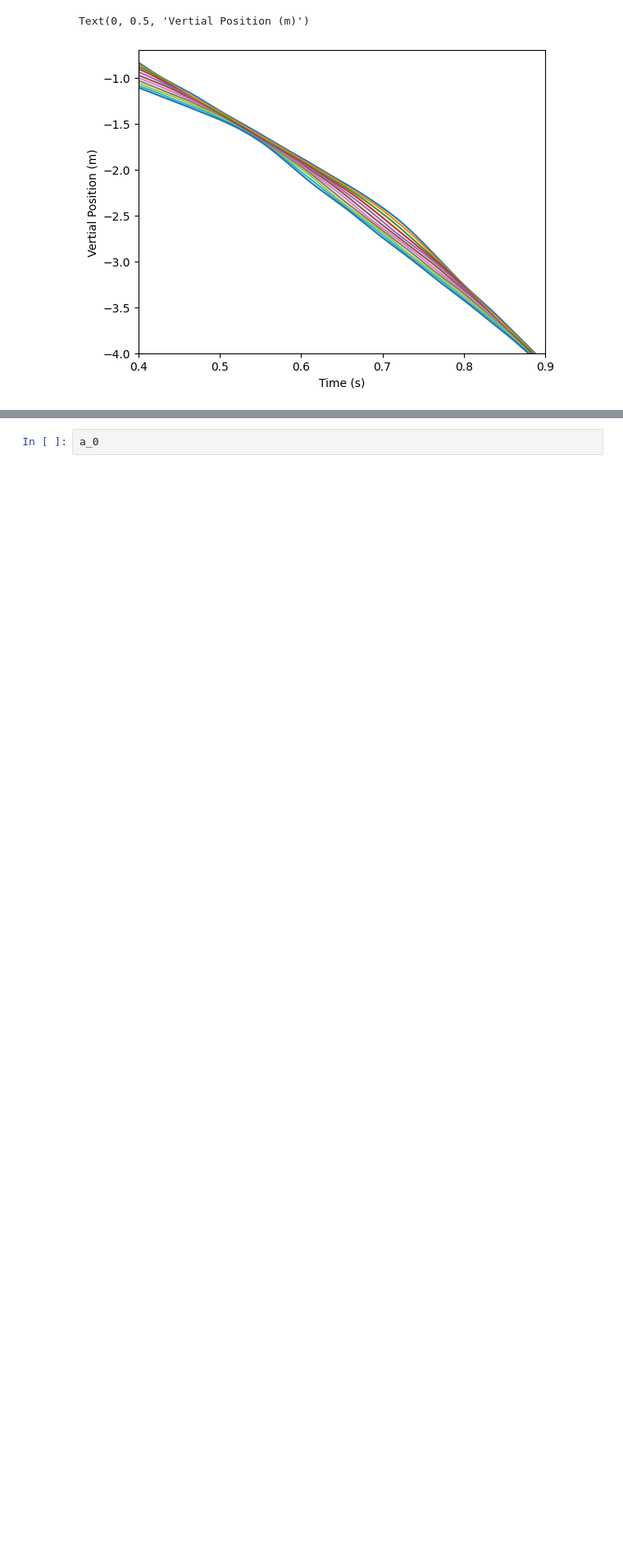
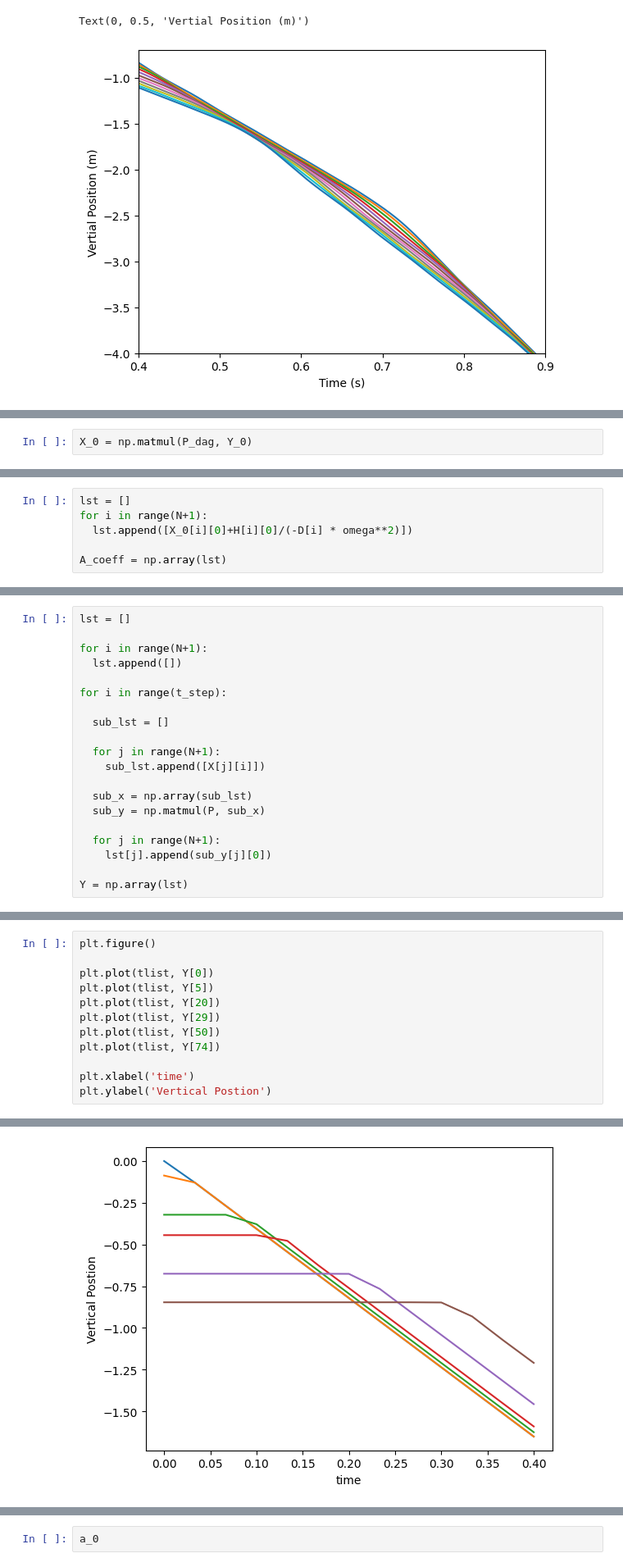
Before and after one commit to BrainConnection/Small_Project, a Jupyter notebook: Slinky Project.ipynb, the cells around one changed output, grey strips where cells are left out. Shown at 82% size. Saved outputs shown, nothing was run; the diff lists cells and outputs as text; blank space fills up the shorter version.

```diff
--- a/Slinky Project.ipynb
+++ b/Slinky Project.ipynb
@@ -404,0 +503,2 @@ Text(0, 0.5, 'Vertial Position (m)')
+# %%
+X_0 = np.matmul(P_dag, Y_0)
@@ -404,0 +521,6 @@ Text(0, 0.5, 'Vertial Position (m)')
+# %%
+lst = []
+for i in range(N+1):
+  lst.append([X_0[i][0]+H[i][0]/(-D[i] * omega**2)])
+
+A_coeff = np.array(lst)
@@ -404,0 +541,20 @@ Text(0, 0.5, 'Vertial Position (m)')
+# %%
+lst = []
+
+for i in range(N+1):
+  lst.append([])
+
+for i in range(t_step):
+
+  sub_lst = []
+
+  for j in range(N+1):
+    sub_lst.append([X[j][i]])
+
+  sub_x = np.array(sub_lst)
+  sub_y = np.matmul(P, sub_x)
+
+  for j in range(N+1):
+    lst[j].append(sub_y[j][0])
+
+Y = np.array(lst)
@@ -404,0 +576,13 @@ Text(0, 0.5, 'Vertial Position (m)')
+# %%
+plt.figure()
+
+plt.plot(tlist, Y[0])
+plt.plot(tlist, Y[5])
+plt.plot(tlist, Y[20])
+plt.plot(tlist, Y[29])
+plt.plot(tlist, Y[50])
+plt.plot(tlist, Y[74])
+
+plt.xlabel('time')
+plt.ylabel('Vertical Postion')
+# %% [output]
@@ -404,0 +590 @@ Text(0, 0.5, 'Vertial Position (m)')
+[figure, added]
```
Also changed, not shown: parts of 19 cells of this notebook.
